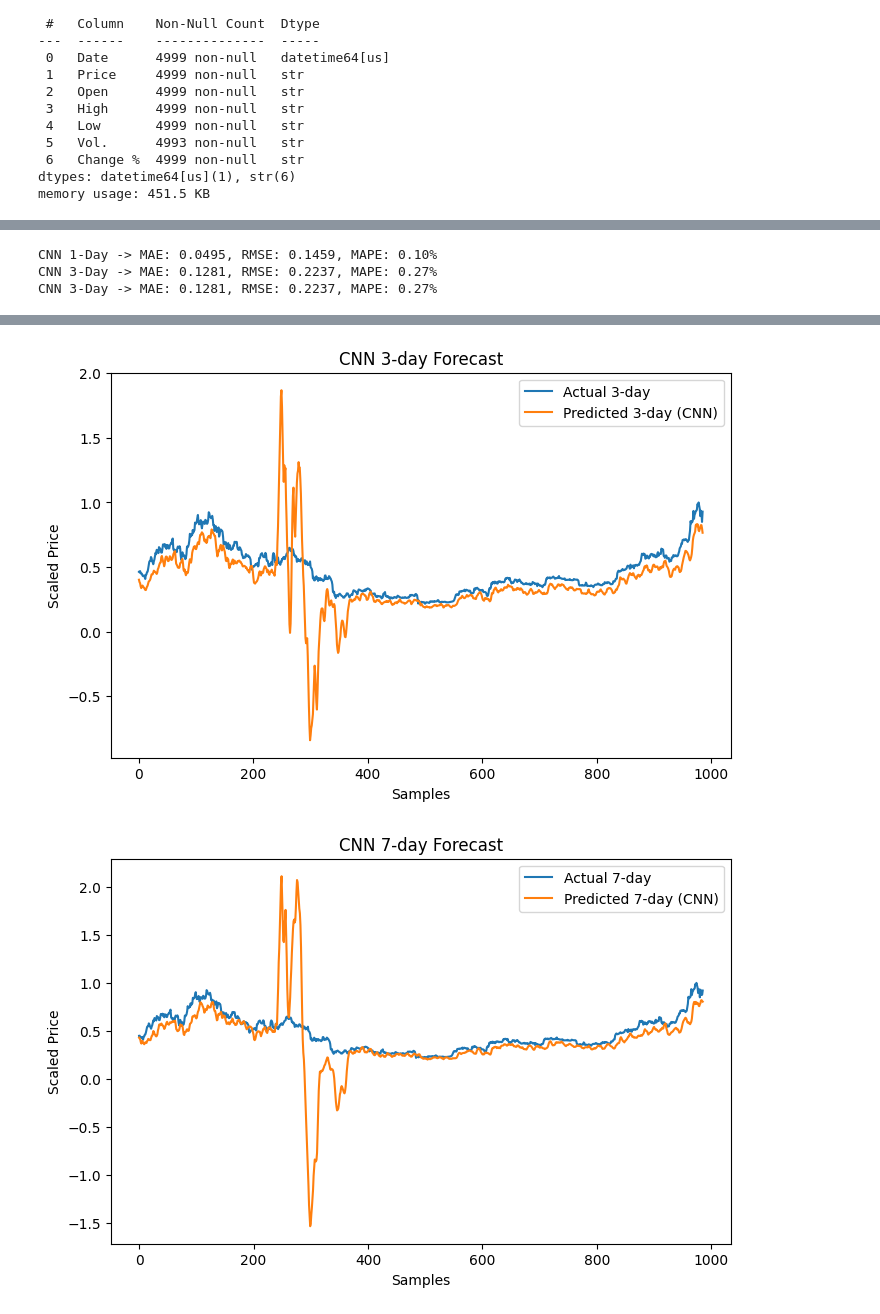
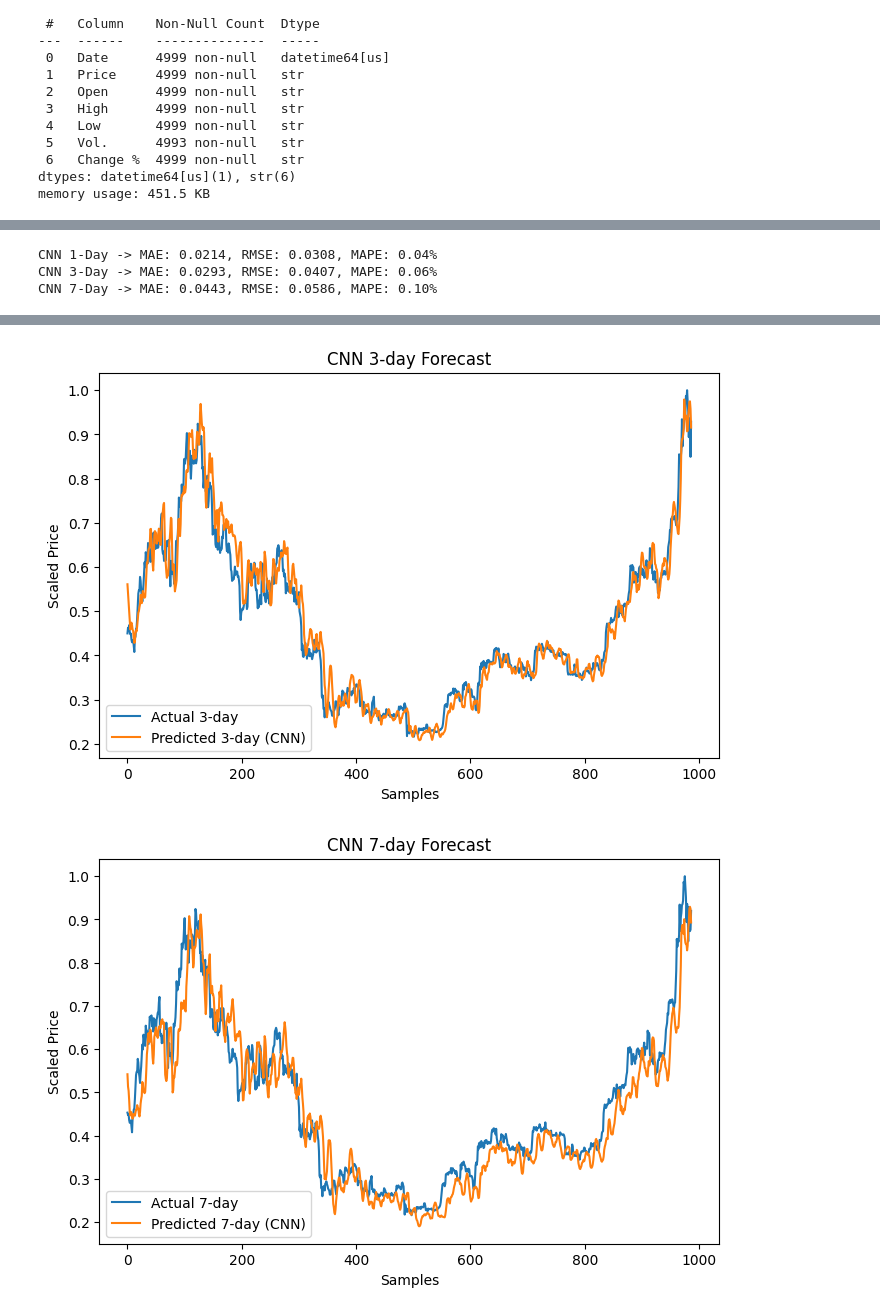
Before and after one commit to tejasreerani/CryptoCast_-Multi-Horizon-Bitcoin-Price-Forecasting-Using-Deep-Learning, a Jupyter notebook: Analysis.ipynb, the cells around one changed output, grey strips where cells are left out. Cells and saved outputs as stored; diff of their text form; code cells hidden in the pictures.

```diff
--- a/Analysis.ipynb
+++ b/Analysis.ipynb
@@ -218,10 +159,9 @@ Model: "sequential"
 
 history_lstm = lstm_model.fit(
     X_train, y_train,
-    epochs=50,          # you can increase epochs if needed
-    batch_size=32,
-    verbose=1,
-    validation_split=0.1
+    epochs=50, batch_size=32,
+    validation_split=0.1,
+    verbose=1
 )
 # %% [output]
 Epoch 1/50
@@ -326,14 +242,14 @@ plt.show()
 # building model
 
 from tensorflow.keras.models import Sequential
-from tensorflow.keras.layers import Conv1D, Dense, Reshape, Flatten
+from tensorflow.keras.layers import Conv1D, Flatten, Dense, Reshape
 
 cnn_model = Sequential()
-cnn_model.add(Conv1D(filters=64, kernel_size=3, activation='relu', input_shape=(seq_length, len(numeric_cols))))
+cnn_model.add(Conv1D(filters=64, kernel_size=3, activation='relu', input_shape=(seq_length,1)))
 cnn_model.add(Flatten())
-cnn_model.add(Dense(3 * len(numeric_cols)))   # 3 horizons × features
-cnn_model.add(Reshape((3, len(numeric_cols))))
+cnn_model.add(Dense(3))          # 3 horizons × 1 feature
+cnn_model.add(Reshape((3,1)))    # reshape to (3,1)
 
-cnn_model.compile(loss="mean_squared_error", optimizer="adam")
+cnn_model.compile(loss="mse", optimizer="adam")
 cnn_model.summary()
 # %% [output]
@@ -401,17 +317,15 @@ mape_cnn_7 = mean_absolute_percentage_error(y_test[:,2,0], y_pred_cnn[:,2,0])
 
 print(f"CNN 1-Day -> MAE: {mae_cnn_1:.4f}, RMSE: {rmse_cnn_1:.4f}, MAPE: {mape_cnn_1:.2f}%")
 print(f"CNN 3-Day -> MAE: {mae_cnn_3:.4f}, RMSE: {rmse_cnn_3:.4f}, MAPE: {mape_cnn_3:.2f}%")
-print(f"CNN 3-Day -> MAE: {mae_cnn_3:.4f}, RMSE: {rmse_cnn_3:.4f}, MAPE: {mape_cnn_3:.2f}%")
+print(f"CNN 7-Day -> MAE: {mae_cnn_7:.4f}, RMSE: {rmse_cnn_7:.4f}, MAPE: {mape_cnn_7:.2f}%")
 # %% [output]
-CNN 1-Day -> MAE: 0.0495, RMSE: 0.1459, MAPE: 0.10%
-CNN 3-Day -> MAE: 0.1281, RMSE: 0.2237, MAPE: 0.27%
-CNN 3-Day -> MAE: 0.1281, RMSE: 0.2237, MAPE: 0.27%
+CNN 1-Day -> MAE: 0.0214, RMSE: 0.0308, MAPE: 0.04%
+CNN 3-Day -> MAE: 0.0293, RMSE: 0.0407, MAPE: 0.06%
+CNN 7-Day -> MAE: 0.0443, RMSE: 0.0586, MAPE: 0.10%
 # %%
 # visualisation
 
-import matplotlib.pyplot as plt
-
-# Step 1: Training vs Validation Loss
+# Visualisations
 plt.figure(figsize=(8,5))
 plt.plot(history_cnn.history['loss'], label='Training Loss')
 plt.plot(history_cnn.history['val_loss'], label='Validation Loss')
@@ -421,33 +335,13 @@ plt.ylabel("Loss (MSE)")
 plt.legend()
 plt.show()
 
-# Step 2: Actual vs Predicted (1-day horizon)
-plt.figure(figsize=(8,5))
-plt.plot(y_test[:,0,0], label="Actual 1-day")
-plt.plot(y_pred_cnn[:,0,0], label="Predicted 1-day (CNN)")
-plt.title("CNN 1-day Forecast")
-plt.xlabel("Samples")
-plt.ylabel("Scaled Price")
-plt.legend()
-plt.show()
-
-# Step 3: Actual vs Predicted (3-day horizon)
-plt.figure(figsize=(8,5))
-plt.plot(y_test[:,1,0], label="Actual 3-day")
-plt.plot(y_pred_cnn[:,1,0], label="Predicted 3-day (CNN)")
-plt.title("CNN 3-day Forecast")
-plt.xlabel("Samples")
-plt.ylabel("Scaled Price")
-plt.legend()
-plt.show()
-
-# Step 4: Actual vs Predicted (7-day horizon)
-plt.figure(figsize=(8,5))
-plt.plot(y_test[:,2,0], label="Actual 7-day")
-plt.plot(y_pred_cnn[:,2,0], label="Predicted 7-day (CNN)")
-plt.title("CNN 7-day Forecast")
-plt.xlabel("Samples")
-plt.ylabel("Scaled Price")
-plt.legend()
-plt.show()
+for i, horizon in enumerate(["1-day","3-day","7-day"]):
+    plt.figure(figsize=(8,5))
+    plt.plot(y_test[:,i,0], label=f"Actual {horizon}")
+    plt.plot(y_pred_cnn[:,i,0], label=f"Predicted {horizon} (CNN)")
+    plt.title(f"CNN {horizon} Forecast")
+    plt.xlabel("Samples")
+    plt.ylabel("Scaled Price")
+    plt.legend()
+    plt.show()
 # %% [output]
@@ -456,5 +350,5 @@ plt.show()
-[figure, old version]
+[figure, new version]
-[figure, old version]
+[figure, new version]
 # %%
 # RNN
 # %%
```
Also changed, not shown: parts of 40 cells of this notebook, 6 other files.
